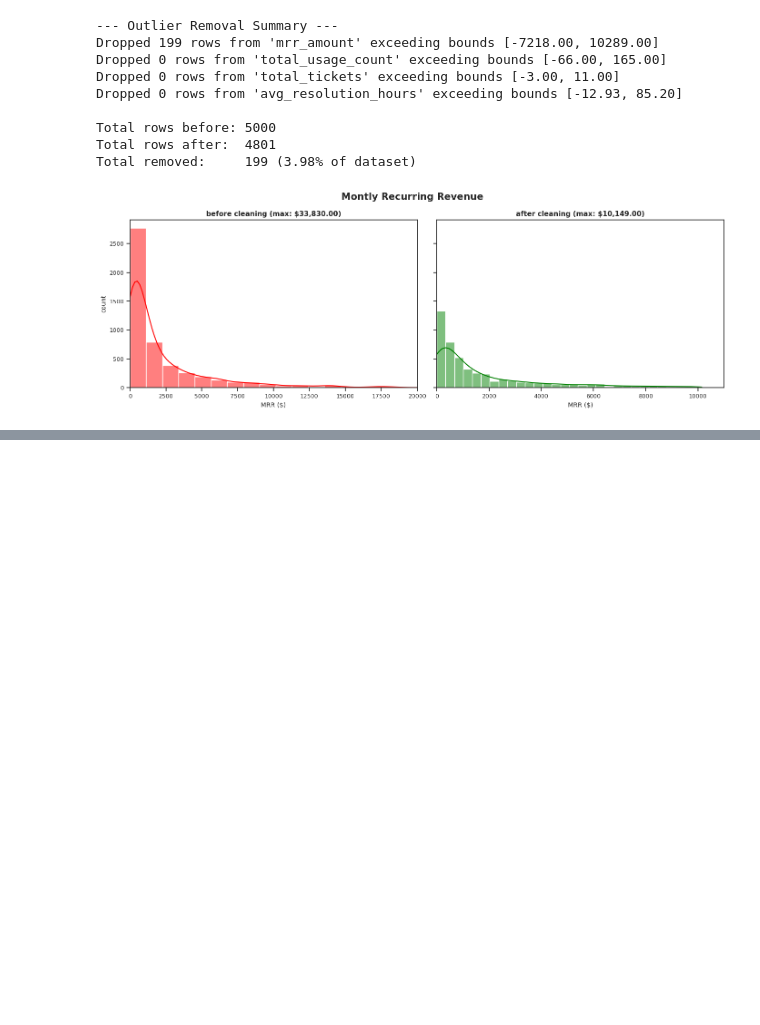
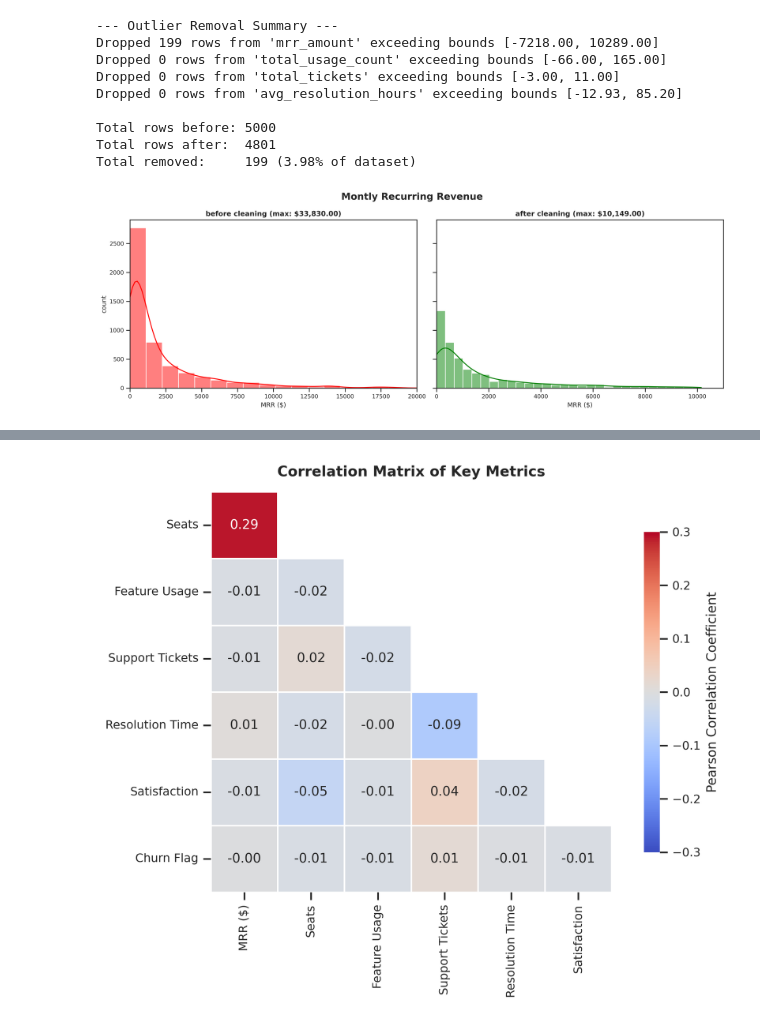
Before and after one commit to NotBenthe/EDA_SaaS_Subscription_Churn_Analytics, a Jupyter notebook: EDA.ipynb, the cells around one changed output, grey strips where cells are left out. Saved outputs shown, nothing was run; the diff lists cells and outputs as text; code cells hidden in the pictures; blank space fills up the shorter version.

```diff
--- a/EDA.ipynb
+++ b/EDA.ipynb
@@ -289,0 +398,56 @@ plt.show()
+# %%
+# columns for correlation matrix
+corr_cols = [
+    "mrr_amount",
+    "seats",
+    "total_usage_count",
+    "total_tickets",
+    "avg_resolution_hours",
+    "avg_satisfaction_score",
+    "churn_flag",
+]
+
+# labels
+corr_labels = {
+    "mrr_amount": "MRR ($)",
+    "seats": "Seats",
+    "total_usage_count": "Feature Usage",
+    "total_tickets": "Support Tickets",
+    "avg_resolution_hours": "Resolution Time",
+    "avg_satisfaction_score": "Satisfaction",
+    "churn_flag": "Churn Flag",
+}
+
+# computing correlation matrix
+corr_matrix = df_clean[corr_cols].corr()
+corr_matrix.rename(index=corr_labels, columns=corr_labels, inplace=True)
+
+# lower-triangular mask
+mask = np.triu(np.ones_like(corr_matrix, dtype=bool))
+corr_matrix_sub = corr_matrix.iloc[1:, :-1]
+mask_sub = mask[1:, :-1]
+
+# correlation heatmap plotting
+fig, ax = plt.subplots(figsize=(8, 6))
+
+sns.heatmap(
+    corr_matrix_sub,
+    mask=mask_sub,
+    annot=True,
+    fmt=".2f",
+    cmap="coolwarm",
+    vmin=-0.3,
+    vmax=0.3,
+    center=0,
+    square=True,
+    linewidths=0.8,
+    cbar_kws={"shrink": 0.8, "label": "Pearson Correlation Coefficient"},
+    ax=ax,
+)
+
+ax.set_title("Correlation Matrix of Key Metrics", fontweight="bold", pad=12)
+plt.tight_layout()
+plt.savefig("./figures/correlation_matrix.png", dpi=300, bbox_inches="tight", facecolor="white")
+plt.show()
+# %% [output]
+[figure, added]
```
Also changed, not shown: parts of 8 cells of this notebook.
